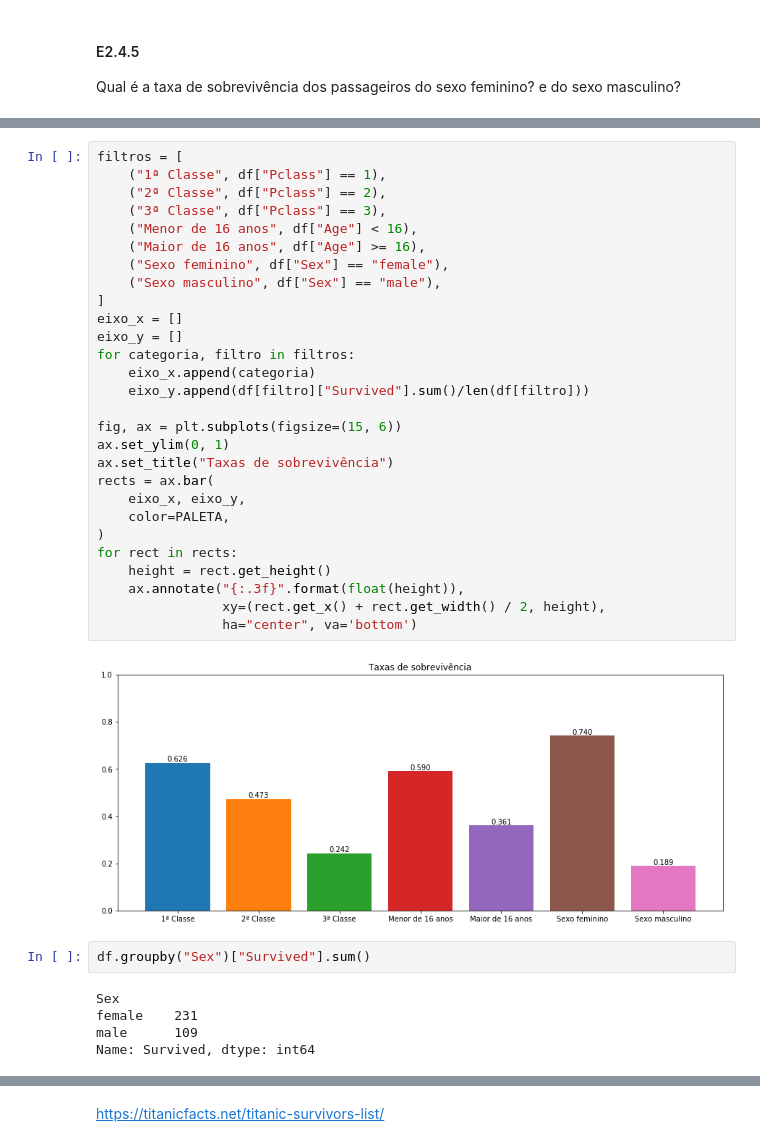
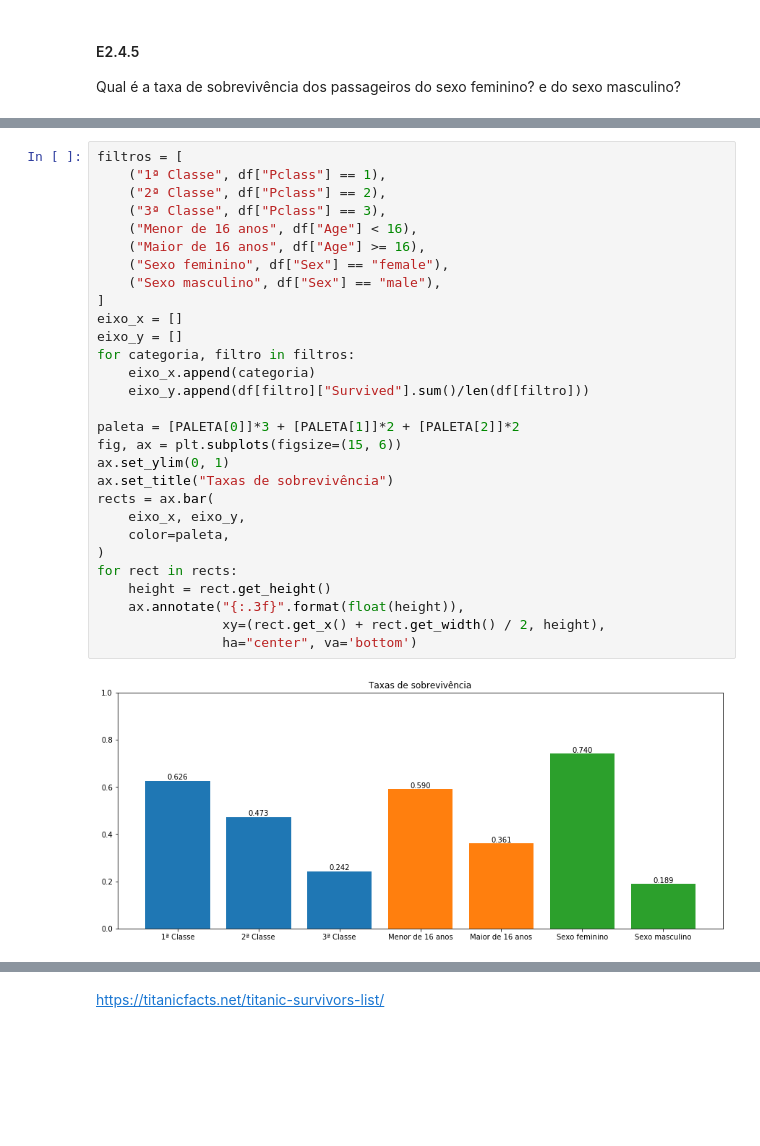
Before and after one commit to camilomenucheli/engenharia-de-features-com-pandas, a Jupyter notebook: Engenharia de Features com Pandas.ipynb, the cells around one changed output, grey strips where cells are left out. Cells and saved outputs as stored; diff of their text form; blank space fills up the shorter version.

```diff
--- a/Engenharia de Features com Pandas.ipynb
+++ b/Engenharia de Features com Pandas.ipynb
@@ -693,37 +728,31 @@ Também pudemos tirar algumas conclusões sobre os dados do naufrágio do **Tita
 # %%
 filtros = [
     ("1ª Classe", df["Pclass"] == 1),
     ("2ª Classe", df["Pclass"] == 2),
     ("3ª Classe", df["Pclass"] == 3),
     ("Menor de 16 anos", df["Age"] < 16),
     ("Maior de 16 anos", df["Age"] >= 16),
     ("Sexo feminino", df["Sex"] == "female"),
     ("Sexo masculino", df["Sex"] == "male"),
 ]
 eixo_x = []
 eixo_y = []
 for categoria, filtro in filtros:
     eixo_x.append(categoria)
     eixo_y.append(df[filtro]["Survived"].sum()/len(df[filtro]))
 
+paleta = [PALETA[0]]*3 + [PALETA[1]]*2 + [PALETA[2]]*2
 fig, ax = plt.subplots(figsize=(15, 6))
 ax.set_ylim(0, 1)
 ax.set_title("Taxas de sobrevivência")
 rects = ax.bar(
     eixo_x, eixo_y,
-    color=PALETA,
+    color=paleta,
 )
 for rect in rects:
     height = rect.get_height()
     ax.annotate("{:.3f}".format(float(height)),
                 xy=(rect.get_x() + rect.get_width() / 2, height),
                 ha="center", va='bottom')
 # %% [output]
-[figure, old version]
+[figure, new version]
-# %%
-df.groupby("Sex")["Survived"].sum()
-# %% [output]
-Sex
-female    231
-male      109
-Name: Survived, dtype: int64
```
Also changed, not shown: parts of 21 cells of this notebook, 1 other file.
